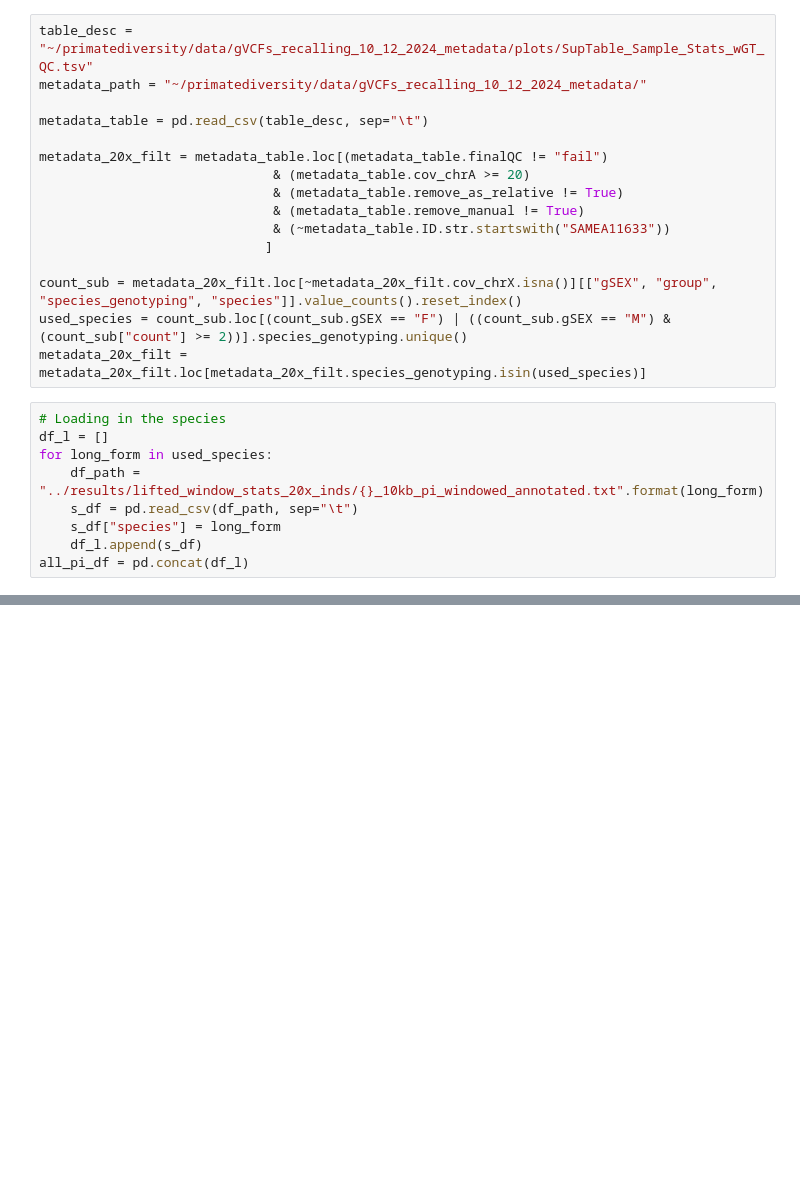
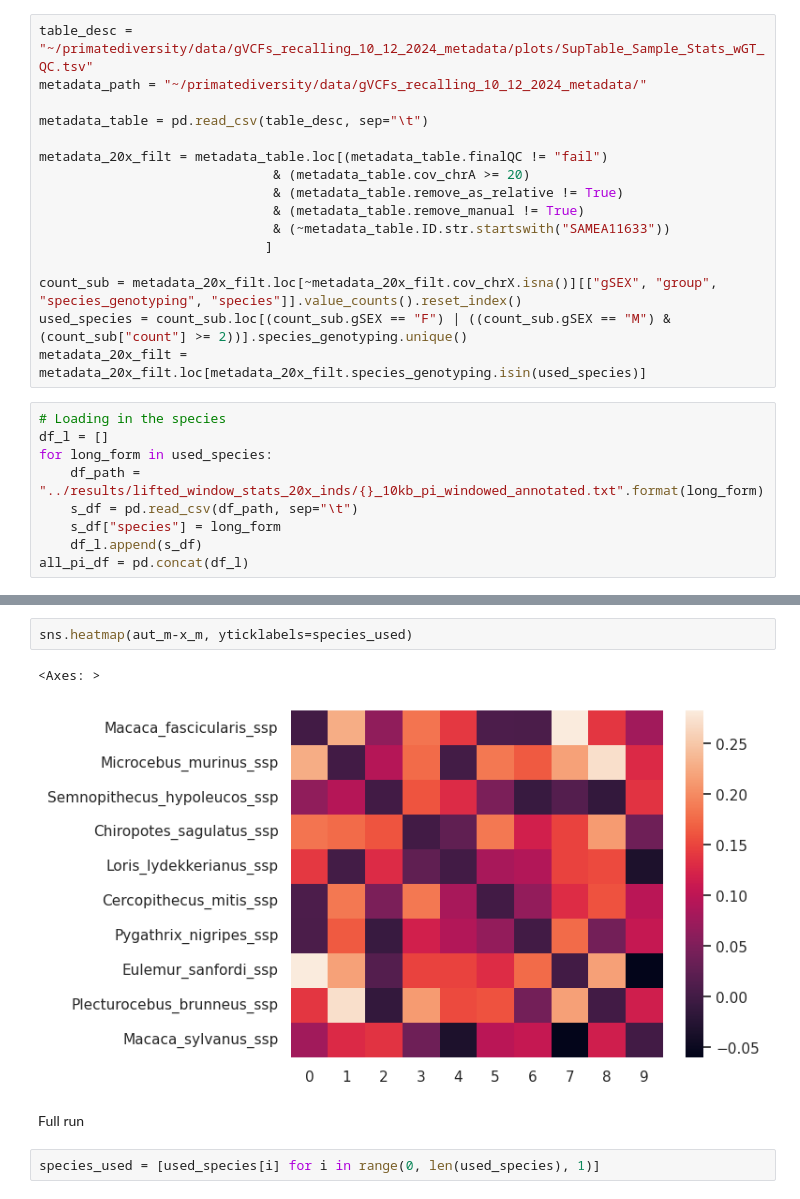
Before and after one commit to erikfogh/selection_primates, a Jupyter notebook: notebooks/main_human03_chromosome_correlations.ipynb, the cells around one changed output, grey strips where cells are left out. Cells and saved outputs as stored; diff of their text form; blank space fills up the shorter version.

```diff
--- a/notebooks/main_human03_chromosome_correlations.ipynb
+++ b/notebooks/main_human03_chromosome_correlations.ipynb
@@ -30,0 +102,9 @@ all_pi_df = pd.concat(df_l)
+# %%
+sns.heatmap(aut_m-x_m, yticklabels=species_used)
+# %% [output]
+<Axes: >
+[figure, added]
+# %% [markdown]
+Full run
+# %%
+species_used = [used_species[i] for i in range(0, len(used_species), 1)]
```
Also changed, not shown: parts of 49 cells of this notebook, 33 other files.
